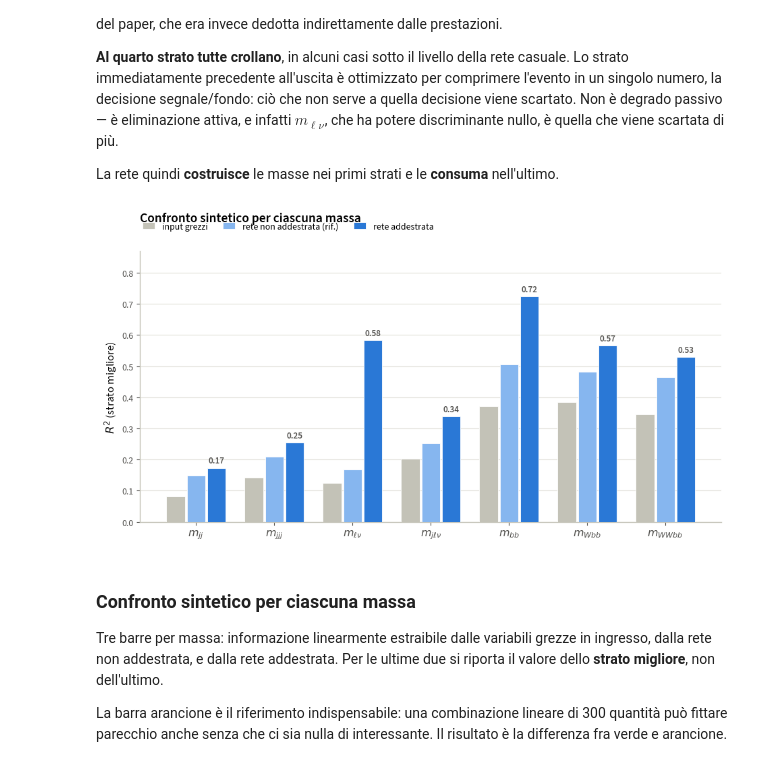
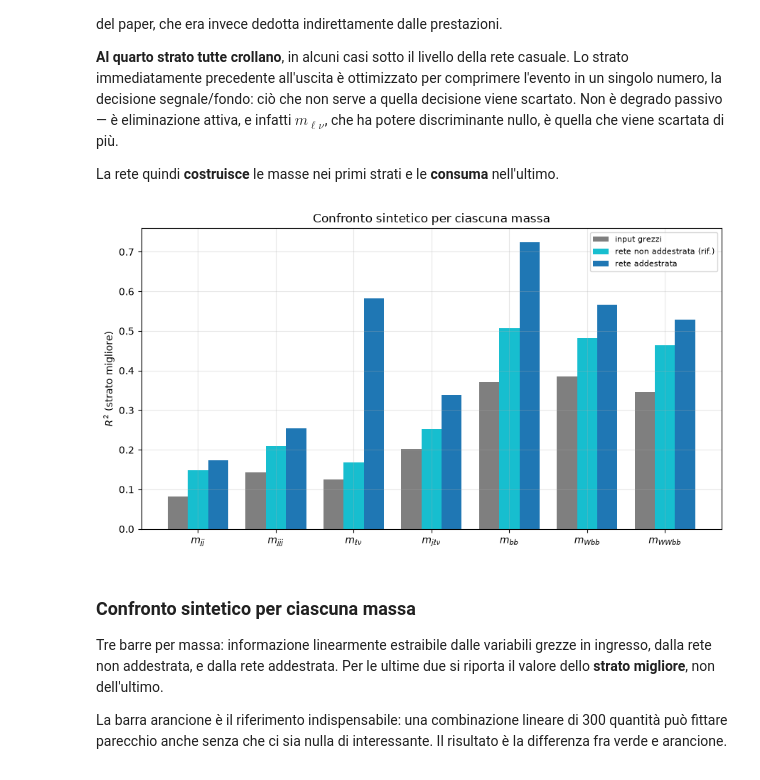
Before and after one commit to alivergani/Deep-Learning, a Jupyter notebook: ExoticParticles_HEP/notebooks/analisi_probing.ipynb, the cells around one changed output. Saved outputs shown, nothing was run; the diff lists cells and outputs as text; code cells hidden in the pictures.

```diff
--- a/ExoticParticles_HEP/notebooks/analisi_probing.ipynb
+++ b/ExoticParticles_HEP/notebooks/analisi_probing.ipynb
@@ -68,8 +31,8 @@ with open("../results/riproduzione/probing_deep_low_seme0.json") as f:
 with open("../results/moderno/probing_deep_low_seme0.json") as f:
     pmod = json.load(f)
 # %%
-masse = p2014["masse"]
-r2 = p2014["r2"]   # dizionario: "input", "casuale_stratoK", "stratoK"
+masse = pmod["masse"]
+r2 = pmod["r2"]   # dizionario: "input", "casuale_stratoK", "stratoK"
 # %%
 def matrice(p, prefisso="strato"):
     n = p["n_strati"]
@@ -165,38 +98,25 @@ nell'ultimo.
 # %%
 x = np.arange(len(masse))
 w = 0.26
 migliore = M.max(axis=0)          # strato migliore per ciascuna massa
 migliore_c = C.max(axis=0)
 
-fig, ax = plt.subplots(figsize=(9.5, 5.2))
+fig, ax = plt.subplots(figsize=(9, 5))
 
-bw = w * 0.9
-b_input = ax.bar(x - w, inp, bw, label="input grezzi",
-                  color="#c3c2b7", edgecolor="white", linewidth=0.6, zorder=3)
-b_casuale = ax.bar(x, migliore_c, bw, label="rete non addestrata (rif.)",
-                    color="#86b6ef", edgecolor="white", linewidth=0.6, zorder=3)
-b_addestrata = ax.bar(x + w, migliore, bw, label="rete addestrata",
-                       color="#2a78d6", edgecolor="white", linewidth=0.6, zorder=3)
+ax.bar(x - w, inp, w, label="input grezzi", color="tab:gray")
+ax.bar(x, migliore_c, w, label="rete non addestrata (rif.)", color="tab:cyan")
+ax.bar(x + w, migliore, w, label="rete addestrata", color="tab:blue")
 
-ax.bar_label(b_addestrata, fmt="%.2f", padding=3, fontsize=9.5,
-             color=INCHIOSTRO_SECONDARIO, fontweight="semibold")
-
-ax.set_title("Confronto sintetico per ciascuna massa", loc="left", pad=32)
+ax.set_title("Confronto sintetico per ciascuna massa")
 ax.set_ylabel("$R^2$ (strato migliore)")
 ax.set_xticks(x)
-ax.set_xticklabels([ETICHETTE_MASSE[m] for m in masse], fontsize=11.5)
-ax.set_ylim(0, max(migliore.max(), migliore_c.max(), inp.max()) * 1.2)
-ax.grid(axis="x", visible=False)
-ax.grid(axis="y", zorder=0)
-for spine in ("top", "right"):
-    ax.spines[spine].set_visible(False)
-
-ax.legend(loc="upper left", bbox_to_anchor=(-0.01, 1.14), ncol=3,
-          handlelength=1.3, columnspacing=1.6, frameon=False)
-
+ax.set_xticklabels([ETICHETTE_MASSE[m] for m in masse])
+ax.grid(alpha=0.3)
+ax.legend(fontsize=8)
 fig.tight_layout()
+plt.show()
 # %% [output]
-[figure, old version]
+[figure, new version]
 # %% [markdown]
 ### Confronto sintetico per ciascuna massa
 
```
Also changed, not shown: parts of 4 cells of this notebook, 2 other files.
